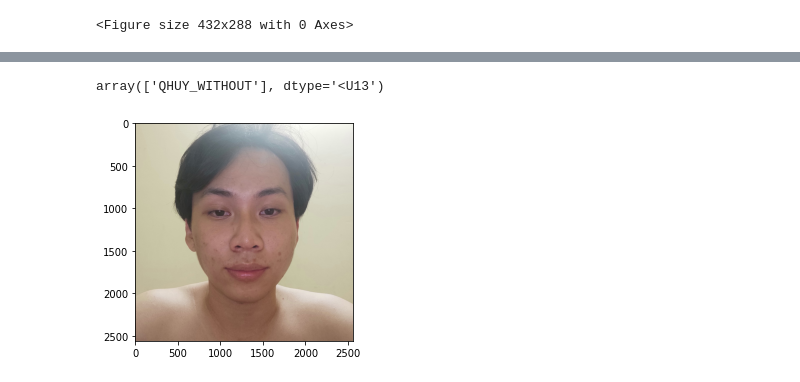
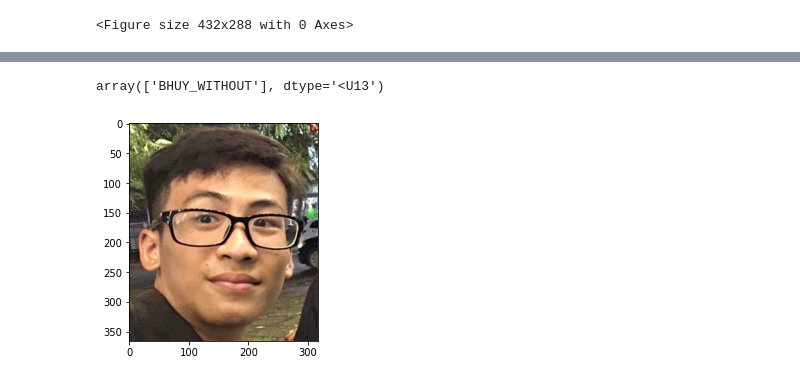
Before and after one commit to infloop1/TRANQUANGHUY_19146195_FINALPROJECTAI, a Jupyter notebook: facemaskid-tranquanghuy-19146195.ipynb, the cells around one changed output, grey strips where cells are left out. Cells and saved outputs as stored; diff of their text form; code cells hidden in the pictures.

```diff
--- a/facemaskid-tranquanghuy-19146195.ipynb
+++ b/facemaskid-tranquanghuy-19146195.ipynb
@@ -903,0 +970,30 @@ plt.savefig('AccVal_acc')
+# %%
+from tensorflow.keras.utils import load_img, img_to_array
+import numpy as np
+
+filename = "../input/testdataset-cl3b-ver2/QhuyMask (1).jpg"
+
+model = model
+predict = ['BHUY_MASK',
+ 'BHUY_WITHOUT',
+ 'DHUNG_MASK',
+ 'DHUNG_WITHOUT',
+ 'DTAI_MASK',
+ 'DTAI_WITHOUT',
+ 'MTUAN_MASK',
+ 'MTUAN_WITHOUT',
+ 'QHUY_MASK',
+ 'QHUY_WITHOUT']
+predict = np.array(predict)
+
+img = load_img(filename,target_size=input_size)
+img = img_to_array(img)
+img = img.reshape(1,150,150,3)
+img = img.astype('float32')
+img = img/255
+img1 =load_img(filename)
+plt.imshow(img1)
+
+# Du doan ket qua
+result = np.argmax(model.predict(img),axis=-1)
+predict[result]
@@ -904,33 +1003,33 @@ plt.savefig('AccVal_acc')
 # %%
 from tensorflow.keras.utils import load_img, img_to_array
 import numpy as np
 
-filename = "../input/testdataset-cl3b-ver2/hung0906 (3).jpg"
+filename = "../input/testdataset-cl3b-ver2/BHuyWithout.jpg"
 
 model = model
 predict = ['BHUY_MASK',
  'BHUY_WITHOUT',
  'DHUNG_MASK',
  'DHUNG_WITHOUT',
  'DTAI_MASK',
  'DTAI_WITHOUT',
  'MTUAN_MASK',
  'MTUAN_WITHOUT',
  'QHUY_MASK',
  'QHUY_WITHOUT']
 predict = np.array(predict)
 
 img = load_img(filename,target_size=input_size)
 img = img_to_array(img)
 img = img.reshape(1,150,150,3)
 img = img.astype('float32')
 img = img/255
 img1 =load_img(filename)
 plt.imshow(img1)
 
 # Du doan ket qua
 result = np.argmax(model.predict(img),axis=-1)
 predict[result]
 # %% [output]
-array(['QHUY_WITHOUT'], dtype='<U13')
+array(['BHUY_WITHOUT'], dtype='<U13')
-[figure, old version]
+[figure, new version]
```
Also changed, not shown: parts of 4 cells of this notebook.
